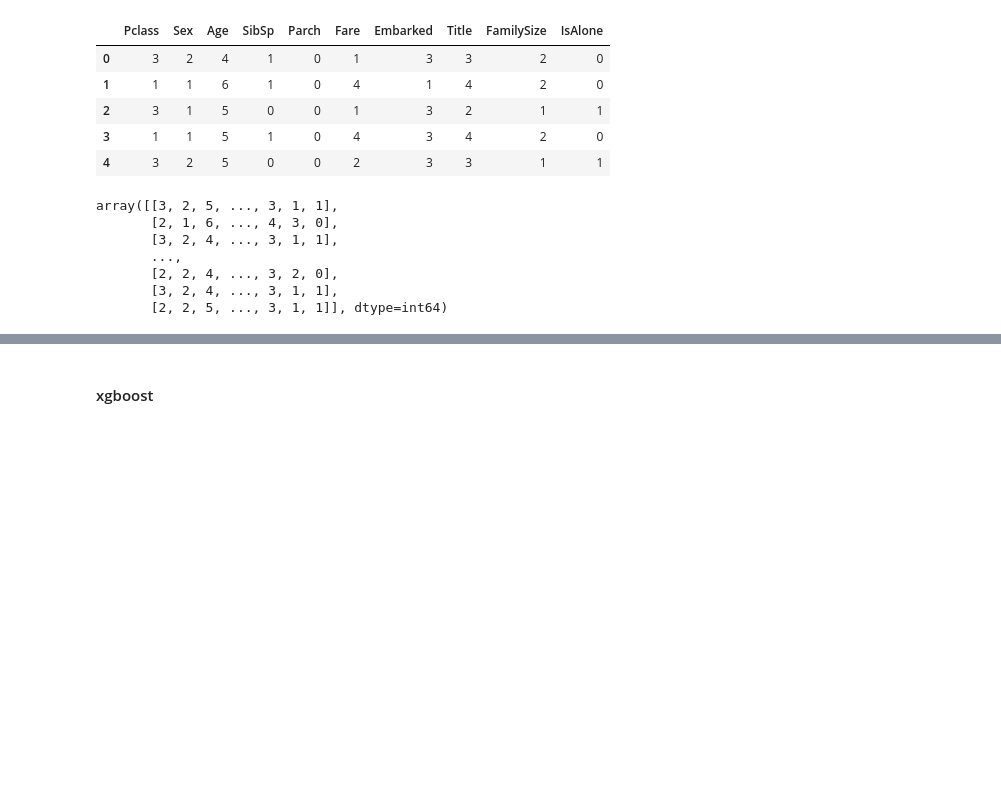
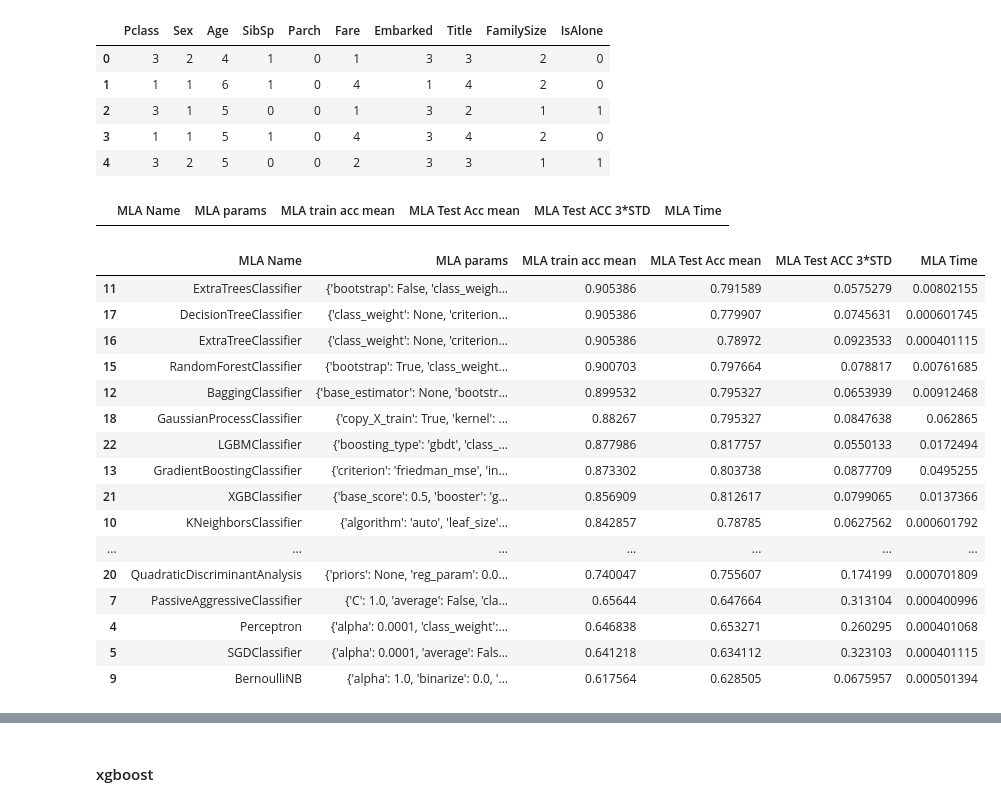
Before and after one commit to find-happiness/tensorflow-kaggle, a Jupyter notebook: titanic/titanic_v2.ipynb, the cells around one changed output, grey strips where cells are left out. Drawn from its saved outputs; the diff is of its cells as text; code cells hidden in the pictures; blank space fills up the shorter version.

```diff
--- a/titanic/titanic_v2.ipynb
+++ b/titanic/titanic_v2.ipynb
@@ -317,12 +317,3 @@ def generator_data():
     return x_train,y_train,x_test,y_test
 # %%
 x_train_,y_train_,x_test_,y_test_ = generator_data()
-x_train_
-# %% [output]
-array([[3, 2, 5, ..., 3, 1, 1],
-       [2, 1, 6, ..., 4, 3, 0],
-       [3, 2, 4, ..., 3, 1, 1],
-       ...,
-       [2, 2, 4, ..., 3, 2, 0],
-       [3, 2, 4, ..., 3, 1, 1],
-       [2, 2, 5, ..., 3, 1, 1]], dtype=int64)
@@ -328,0 +376,7 @@ array([[3, 2, 5, ..., 3, 1, 1],
+# %%
+#训练没有参数优化的模型并生成pandas数据
+mla_colums = ["MLA Name","MLA params","MLA train acc mean","MLA Test Acc mean","MLA Test ACC 3*STD","MLA Time"]
+MLA_compare = pd.DataFrame(columns=mla_colums)
+MLA_compare
+# %% [output]
+|  | MLA Name | MLA params | MLA train acc mean | MLA Test Acc mean | MLA Test ACC 3*STD | MLA Time |
@@ -328,0 +407,23 @@ array([[3, 2, 5, ..., 3, 1, 1],
+# %%
+#print and sort table: https://pandas.pydata.org/pandas-docs/stable/generated/pandas.DataFrame.sort_values.html
+MLA_compare.sort_values(by = ['MLA train acc mean'], ascending = False, inplace = True)
+MLA_compare
+#MLA_predict
+# %% [output]
+|  | MLA Name | MLA params | MLA train acc mean | MLA Test Acc mean | MLA Test ACC 3*STD | MLA Time |
+| 11 | ExtraTreesClassifier | {'bootstrap': False, 'class_weigh... | 0.905386 | 0.791589 | 0.0575279 | 0.00802155 |
+| 17 | DecisionTreeClassifier | {'class_weight': None, 'criterion... | 0.905386 | 0.779907 | 0.0745631 | 0.000601745 |
+| 16 | ExtraTreeClassifier | {'class_weight': None, 'criterion... | 0.905386 | 0.78972 | 0.0923533 | 0.000401115 |
+| 15 | RandomForestClassifier | {'bootstrap': True, 'class_weight... | 0.900703 | 0.797664 | 0.078817 | 0.00761685 |
+| 12 | BaggingClassifier | {'base_estimator': None, 'bootstr... | 0.899532 | 0.795327 | 0.0653939 | 0.00912468 |
+| 18 | GaussianProcessClassifier | {'copy_X_train': True, 'kernel': ... | 0.88267 | 0.795327 | 0.0847638 | 0.062865 |
+| 22 | LGBMClassifier | {'boosting_type': 'gbdt', 'class_... | 0.877986 | 0.817757 | 0.0550133 | 0.0172494 |
+| 13 | GradientBoostingClassifier | {'criterion': 'friedman_mse', 'in... | 0.873302 | 0.803738 | 0.0877709 | 0.0495255 |
+| 21 | XGBClassifier | {'base_score': 0.5, 'booster': 'g... | 0.856909 | 0.812617 | 0.0799065 | 0.0137366 |
+| 10 | KNeighborsClassifier | {'algorithm': 'auto', 'leaf_size'... | 0.842857 | 0.78785 | 0.0627562 | 0.000601792 |
+| ... | ... | ... | ... | ... | ... | ... |
+| 20 | QuadraticDiscriminantAnalysis | {'priors': None, 'reg_param': 0.0... | 0.740047 | 0.755607 | 0.174199 | 0.000701809 |
+| 7 | PassiveAggressiveClassifier | {'C': 1.0, 'average': False, 'cla... | 0.65644 | 0.647664 | 0.313104 | 0.000400996 |
+| 4 | Perceptron | {'alpha': 0.0001, 'class_weight':... | 0.646838 | 0.653271 | 0.260295 | 0.000401068 |
+| 5 | SGDClassifier | {'alpha': 0.0001, 'average': Fals... | 0.641218 | 0.634112 | 0.323103 | 0.000401115 |
+| 9 | BernoulliNB | {'alpha': 1.0, 'binarize': 0.0, '... | 0.617564 | 0.628505 | 0.0675957 | 0.000501394 |
```
Also changed, not shown: parts of 51 cells of this notebook.
